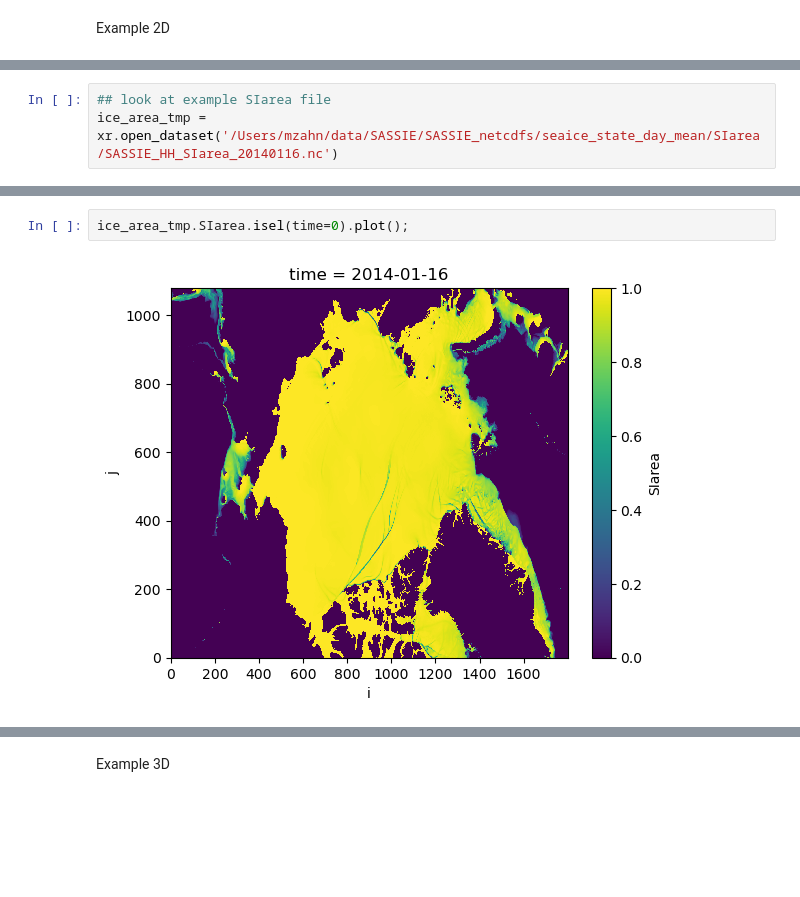
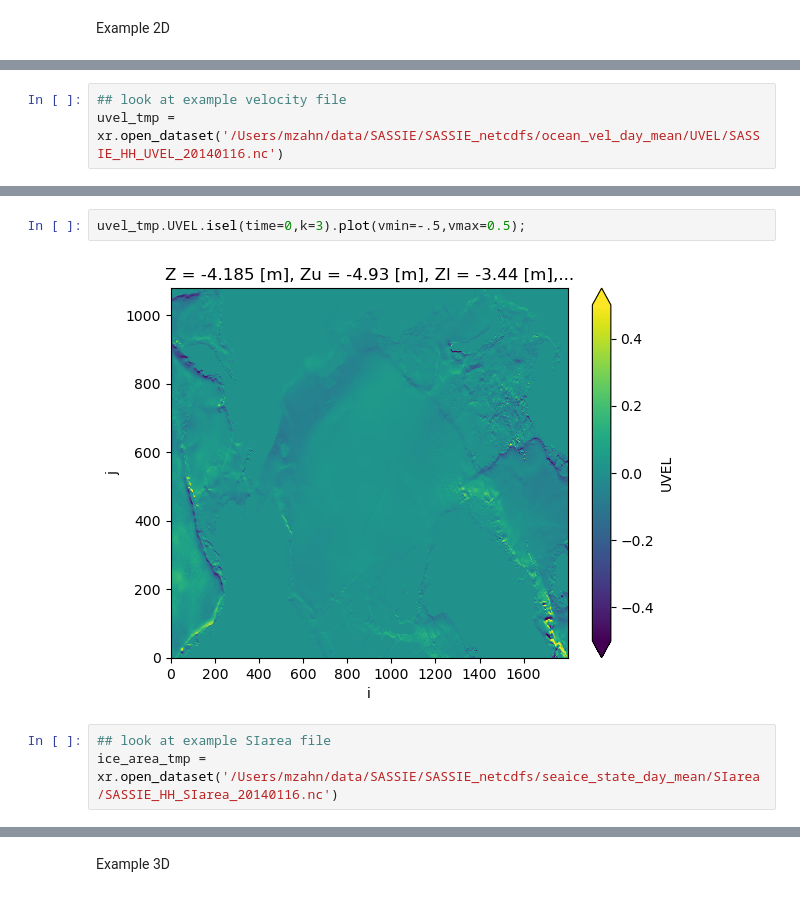
Before and after one commit to ifenty/SASSIE_downscale_ecco_v5, a Jupyter notebook: 01_open and read file.ipynb, the cells around one changed output, grey strips where cells are left out. Drawn from its saved outputs; the diff is of its cells as text; blank space fills up the shorter version.

```diff
--- a/01_open and read file.ipynb
+++ b/01_open and read file.ipynb
@@ -455,3 +657,3 @@ load_binary_array: data array type  >f4
 # %%
-## look at example SIarea file
-ice_area_tmp = xr.open_dataset('/Users/mzahn/data/SASSIE/SASSIE_netcdfs/seaice_state_day_mean/SIarea/SASSIE_HH_SIarea_20140116.nc')
+## look at example velocity file
+uvel_tmp = xr.open_dataset('/Users/mzahn/data/SASSIE/SASSIE_netcdfs/ocean_vel_day_mean/UVEL/SASSIE_HH_UVEL_20140116.nc')
@@ -458,4 +675,7 @@ ice_area_tmp = xr.open_dataset('/Users/mzahn/data/SASSIE/SASSIE_netcdfs/seaice_s
 # %%
-ice_area_tmp.SIarea.isel(time=0).plot();
+uvel_tmp.UVEL.isel(time=0,k=3).plot(vmin=-.5,vmax=0.5);
 # %% [output]
-[figure, old version]
+[figure, new version]
+# %%
+## look at example SIarea file
+ice_area_tmp = xr.open_dataset('/Users/mzahn/data/SASSIE/SASSIE_netcdfs/seaice_state_day_mean/SIarea/SASSIE_HH_SIarea_20140116.nc')
```
Also changed, not shown: parts of 31 cells of this notebook, 2 other files.
